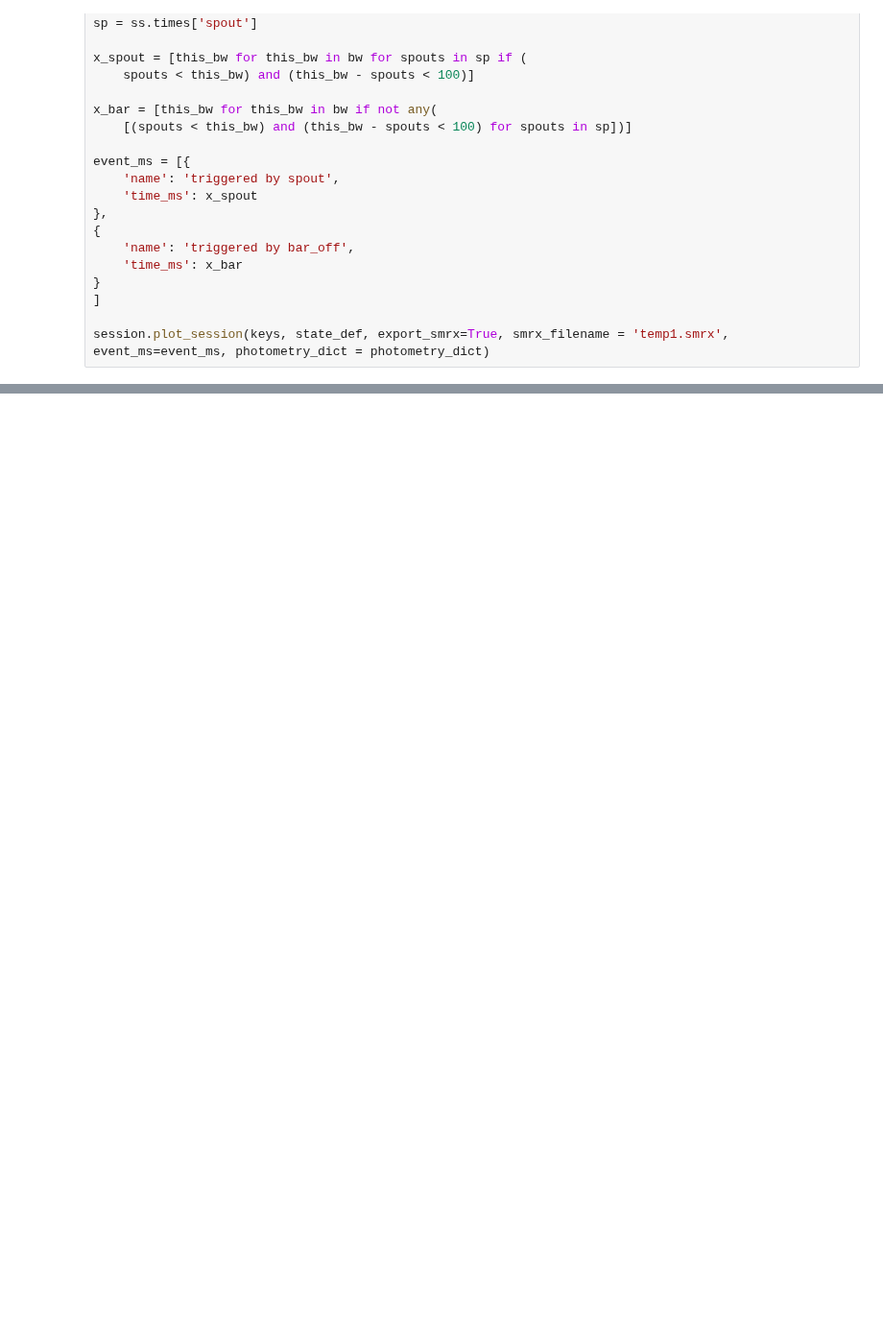
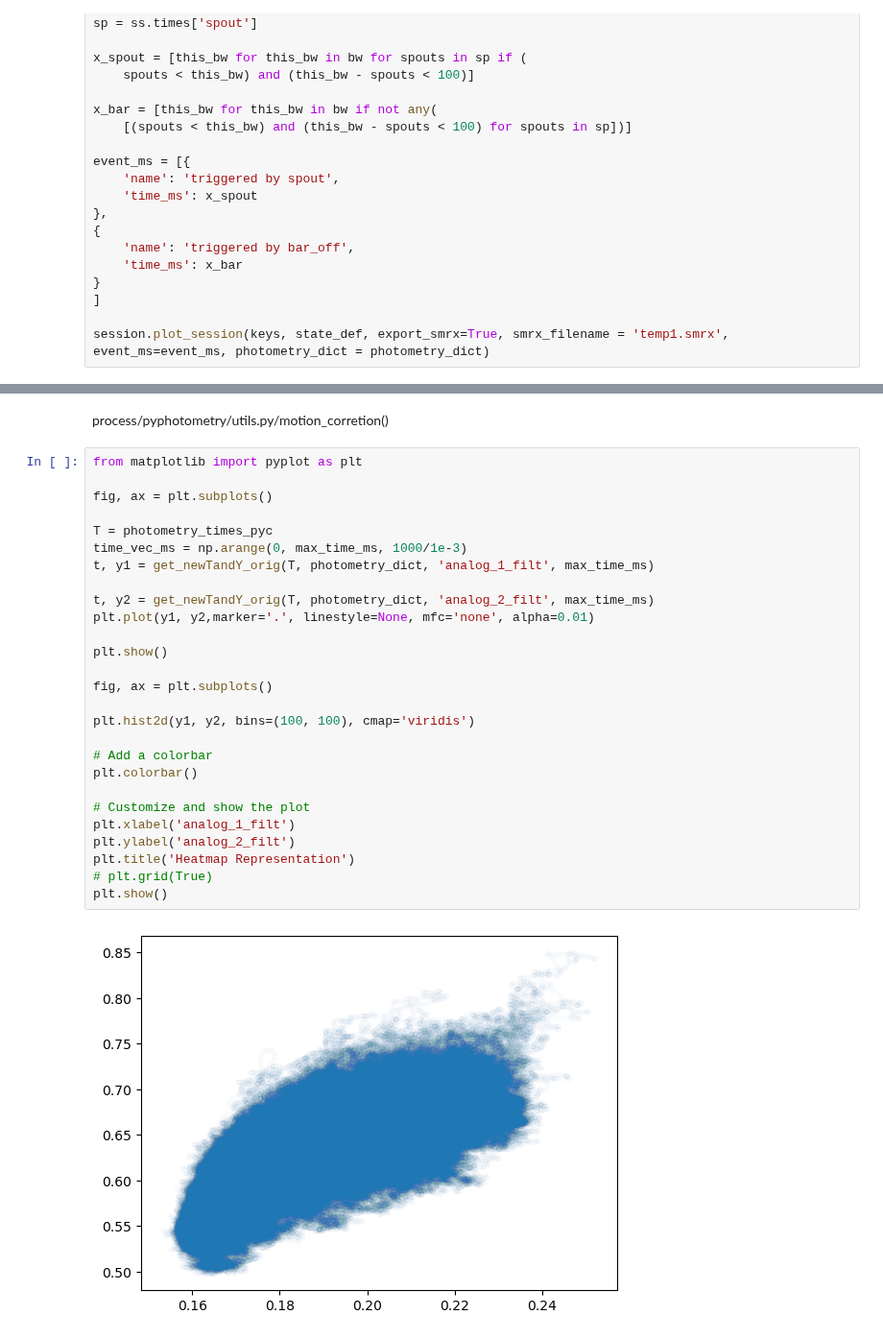
Before and after one commit to juliencarponcy/trialexp, a Jupyter notebook: notebooks/noncanonical/nb20230315_154600_Spike2Ppotometry.ipynb, the cells around one changed output, grey strips where cells are left out. Shown at 96% size. Saved outputs shown, nothing was run; the diff lists cells and outputs as text; blank space fills up the shorter version.

Commit message:
motion correction issue

```diff
--- a/notebooks/noncanonical/nb20230315_154600_Spike2Ppotometry.ipynb
+++ b/notebooks/noncanonical/nb20230315_154600_Spike2Ppotometry.ipynb
@@ -371,0 +484,31 @@ This function won't work for non-trial based analysis because it's dependent on
+# %% [markdown]
+process/pyphotometry/utils.py/motion_corretion()
+# %%
+from matplotlib import pyplot as plt
+
+fig, ax = plt.subplots()
+
+T = photometry_times_pyc
+time_vec_ms = np.arange(0, max_time_ms, 1000/1e-3)
+t, y1 = get_newTandY_orig(T, photometry_dict, 'analog_1_filt', max_time_ms)
+
+t, y2 = get_newTandY_orig(T, photometry_dict, 'analog_2_filt', max_time_ms)
+plt.plot(y1, y2,marker='.', linestyle=None, mfc='none', alpha=0.01)
+
+plt.show()
+
+fig, ax = plt.subplots()
+
+plt.hist2d(y1, y2, bins=(100, 100), cmap='viridis')
+
+# Add a colorbar
+plt.colorbar()
+
+# Customize and show the plot
+plt.xlabel('analog_1_filt')
+plt.ylabel('analog_2_filt')
+plt.title('Heatmap Representation')
+# plt.grid(True)
+plt.show()
+# %% [output]
+[figure, added]
```
Also changed, not shown: parts of 20 cells of this notebook, 1 other file.
